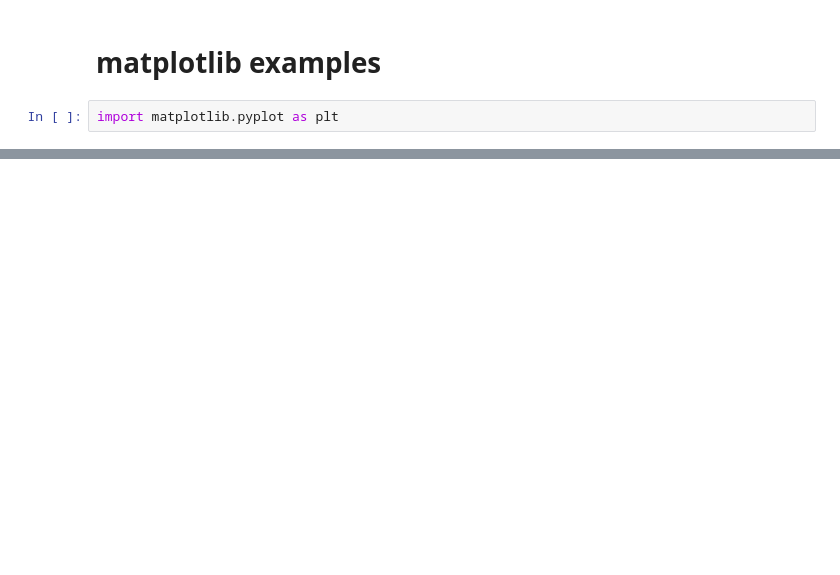
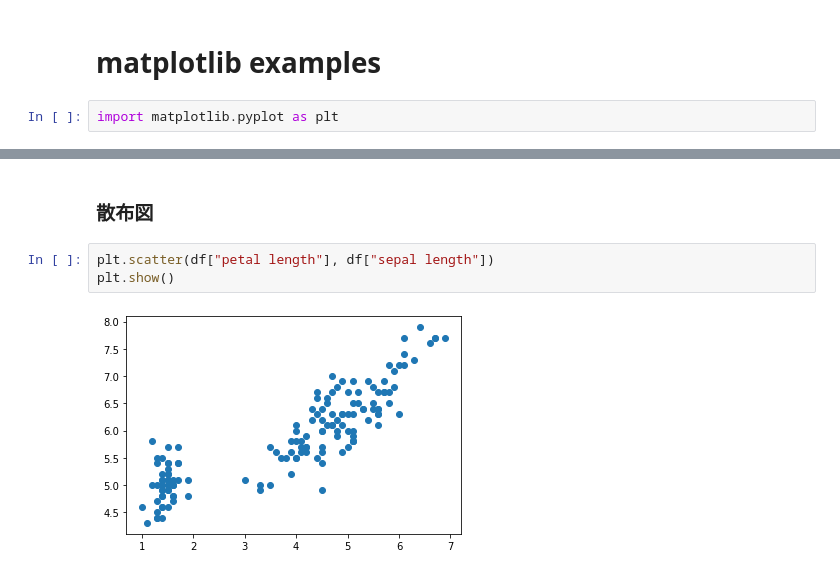
Before and after one commit to nigimitama/python-for-datascience, a Jupyter notebook: matplotlib.ipynb, the cells around one changed output, grey strips where cells are left out. Saved outputs shown, nothing was run; the diff lists cells and outputs as text; blank space fills up the shorter version.

```diff
--- a/matplotlib.ipynb
+++ b/matplotlib.ipynb
@@ -9,0 +60,7 @@ x = [2,3,4,5,6]
+# %% [markdown]
+### 散布図
+# %%
+plt.scatter(df["petal length"], df["sepal length"])
+plt.show()
+# %% [output]
+[figure, added]
```
Also changed, not shown: parts of 22 cells of this notebook.
